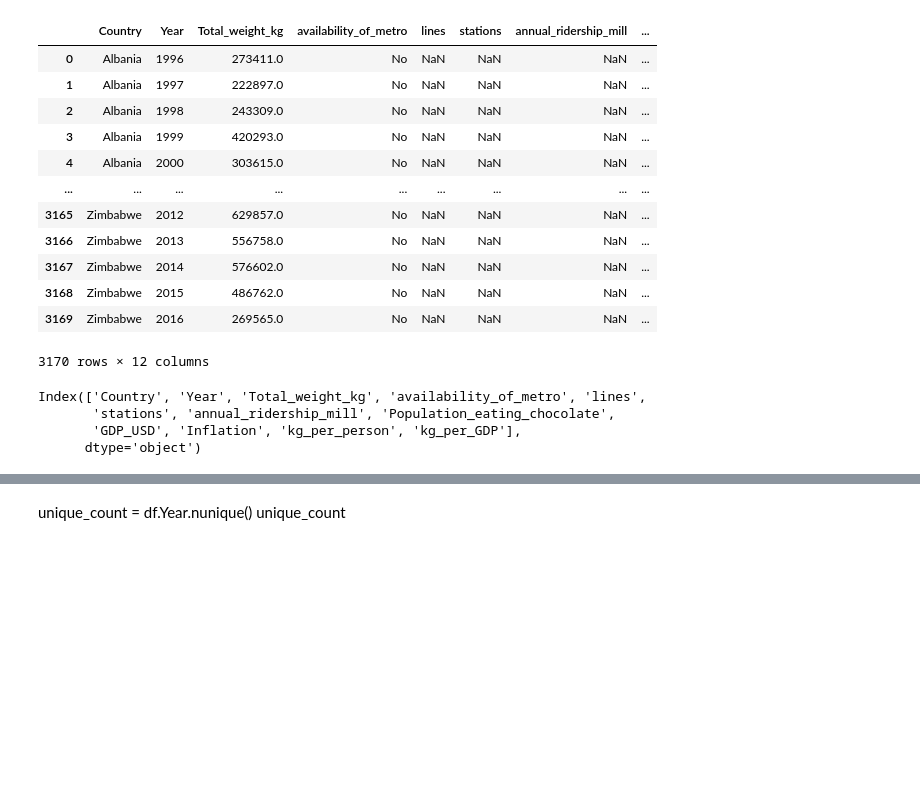
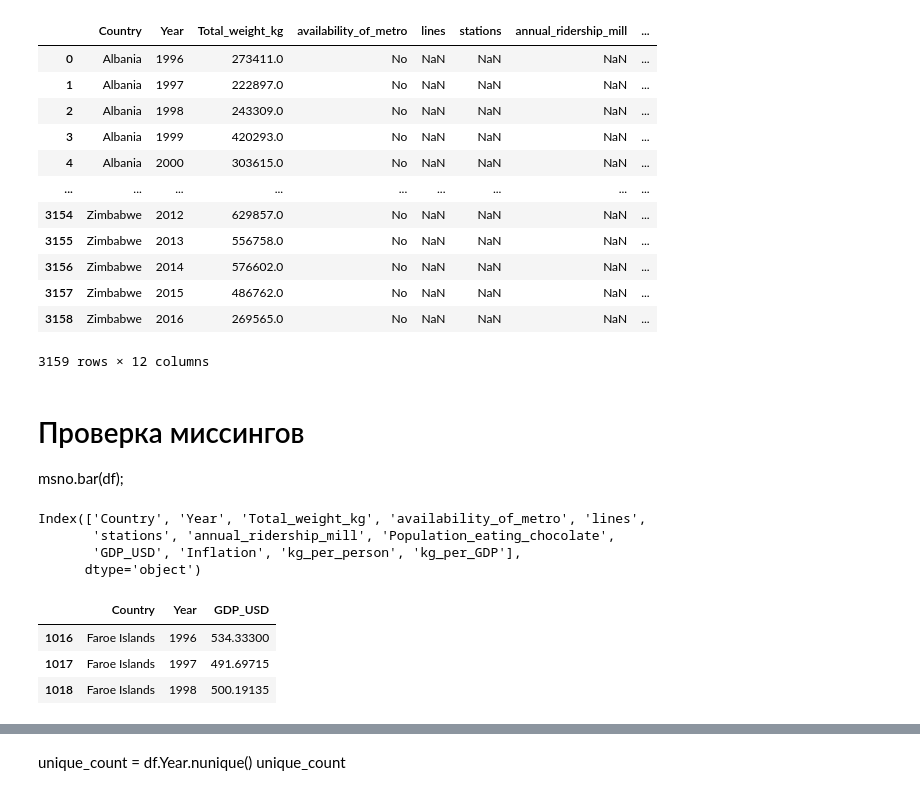
Before and after one commit to Paskored/Data-Analyst-Project_Kashtanov, a Jupyter notebook: Notebook/Курсовая V2.ipynb, the cells around one changed output, grey strips where cells are left out. Cells and saved outputs as stored; diff of their text form; code cells hidden in the pictures; blank space fills up the shorter version.

```diff
--- a/Notebook/Курсовая V2.ipynb
+++ b/Notebook/Курсовая V2.ipynb
@@ -10,26 +14,29 @@ import missingno as msno
 # %%
-#file1 = '/Users/Павел/Documents/Курсовой проект/XLS/Table.csv'
-file1 = '/Users/Administrator/Documents/GitHub/Data-Analyst-Project/XLS/Table.csv'
+#file1 = '/Users/Павел/Documents/Курсовой проект/XLS/Countries.csv'
+file1 = '/Users/Administrator/Documents/GitHub/Data-Analyst-Project/XLS/Countries.csv'
 df = pd.read_csv(file1)
 df
 # %% [output]
 |  | Country | Year | Total_weight_kg | availability_of_metro | lines | stations | annual_ridership_mill | ... |
 | 0 | Albania | 1996 | 273411.0 | No | NaN | NaN | NaN | ... |
 | 1 | Albania | 1997 | 222897.0 | No | NaN | NaN | NaN | ... |
 | 2 | Albania | 1998 | 243309.0 | No | NaN | NaN | NaN | ... |
 | 3 | Albania | 1999 | 420293.0 | No | NaN | NaN | NaN | ... |
 | 4 | Albania | 2000 | 303615.0 | No | NaN | NaN | NaN | ... |
 | ... | ... | ... | ... | ... | ... | ... | ... | ... |
-| 3165 | Zimbabwe | 2012 | 629857.0 | No | NaN | NaN | NaN | ... |
-| 3166 | Zimbabwe | 2013 | 556758.0 | No | NaN | NaN | NaN | ... |
-| 3167 | Zimbabwe | 2014 | 576602.0 | No | NaN | NaN | NaN | ... |
-| 3168 | Zimbabwe | 2015 | 486762.0 | No | NaN | NaN | NaN | ... |
-| 3169 | Zimbabwe | 2016 | 269565.0 | No | NaN | NaN | NaN | ... |
+| 3154 | Zimbabwe | 2012 | 629857.0 | No | NaN | NaN | NaN | ... |
+| 3155 | Zimbabwe | 2013 | 556758.0 | No | NaN | NaN | NaN | ... |
+| 3156 | Zimbabwe | 2014 | 576602.0 | No | NaN | NaN | NaN | ... |
+| 3157 | Zimbabwe | 2015 | 486762.0 | No | NaN | NaN | NaN | ... |
+| 3158 | Zimbabwe | 2016 | 269565.0 | No | NaN | NaN | NaN | ... |
-3170 rows × 12 columns
+3159 rows × 12 columns
-# %%
-df.columns
-# %% [output]
-Index(['Country', 'Year', 'Total_weight_kg', 'availability_of_metro', 'lines',
-       'stations', 'annual_ridership_mill', 'Population_eating_chocolate',
-       'GDP_USD', 'Inflation', 'kg_per_person', 'kg_per_GDP'],
-      dtype='object')
+# %% [markdown]
+# Проверка миссингов
+msno.bar(df);
+# %%
+df.columns
+# %% [output]
+Index(['Country', 'Year', 'Total_weight_kg', 'availability_of_metro', 'lines',
+       'stations', 'annual_ridership_mill', 'Population_eating_chocolate',
+       'GDP_USD', 'Inflation', 'kg_per_person', 'kg_per_GDP'],
+      dtype='object')
@@ -35,0 +57,31 @@ Index(['Country', 'Year', 'Total_weight_kg', 'availability_of_metro', 'lines',
+# %%
+# Создаем словарь с правилами для заполнения пропусков
+replacement_rules = {
+    'Faroe Islands': ('Denmark', 0.015),
+    'Mayotte': ('Comoros', 2),
+    'Netherlands Antilles': ('Netherlands', 0.005),
+    'Sudan': ('Egypt', 0.3),
+    'Wallis and Futuna Islands': ('New Zealand', 0.001)
+}
+# Обрабатываем каждое правило
+for country, (source_country, multiplier) in replacement_rules.items():
+    # Находим строки с пропусками GDP_USD для текущей страны
+    missing_mask = (df['Country'] == country) & (df['GDP_USD'].isna())
+
+    # Для каждой строки с пропуском находим соответствующее значение из страны-источника по году
+    for idx in df[missing_mask].index:
+        year = df.at[idx, 'Year']
+        # Ищем GDP_USD для страны-источника в том же году
+        source_gdp = df.loc[(df['Country'] == source_country) & (df['Year'] == year), 'GDP_USD'].values
+
+        if len(source_gdp) > 0:  # Если значение найдено
+            df.at[idx, 'GDP_USD'] = source_gdp[0] * multiplier
+
+# Проверяем результат
+result = df[df['Country'].isin(replacement_rules.keys())][['Country', 'Year', 'GDP_USD']]
+result.head(3)
+# %% [output]
+|  | Country | Year | GDP_USD |
+| 1016 | Faroe Islands | 1996 | 534.33300 |
+| 1017 | Faroe Islands | 1997 | 491.69715 |
+| 1018 | Faroe Islands | 1998 | 500.19135 |
```
Also changed, not shown: parts of 37 cells of this notebook, 21 other files.
